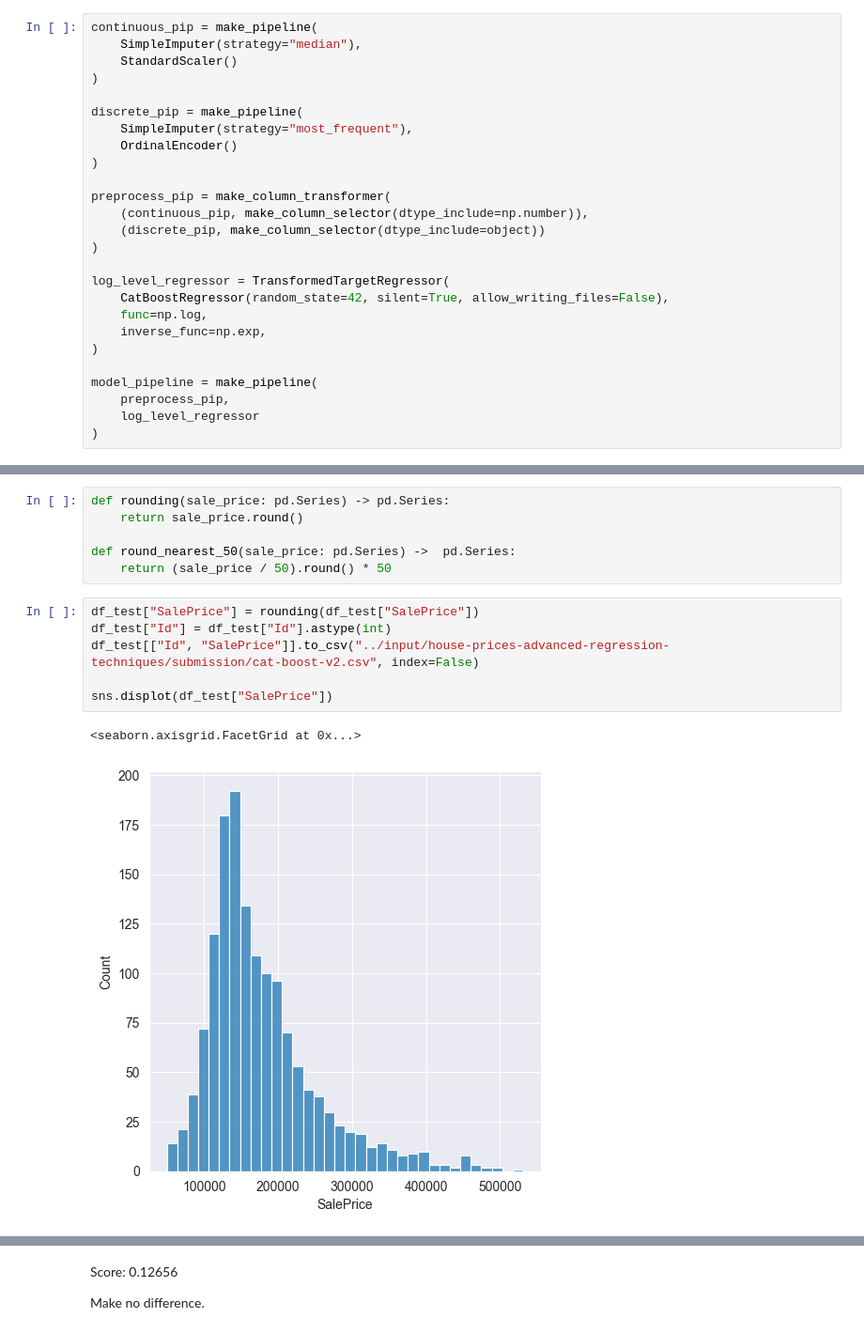
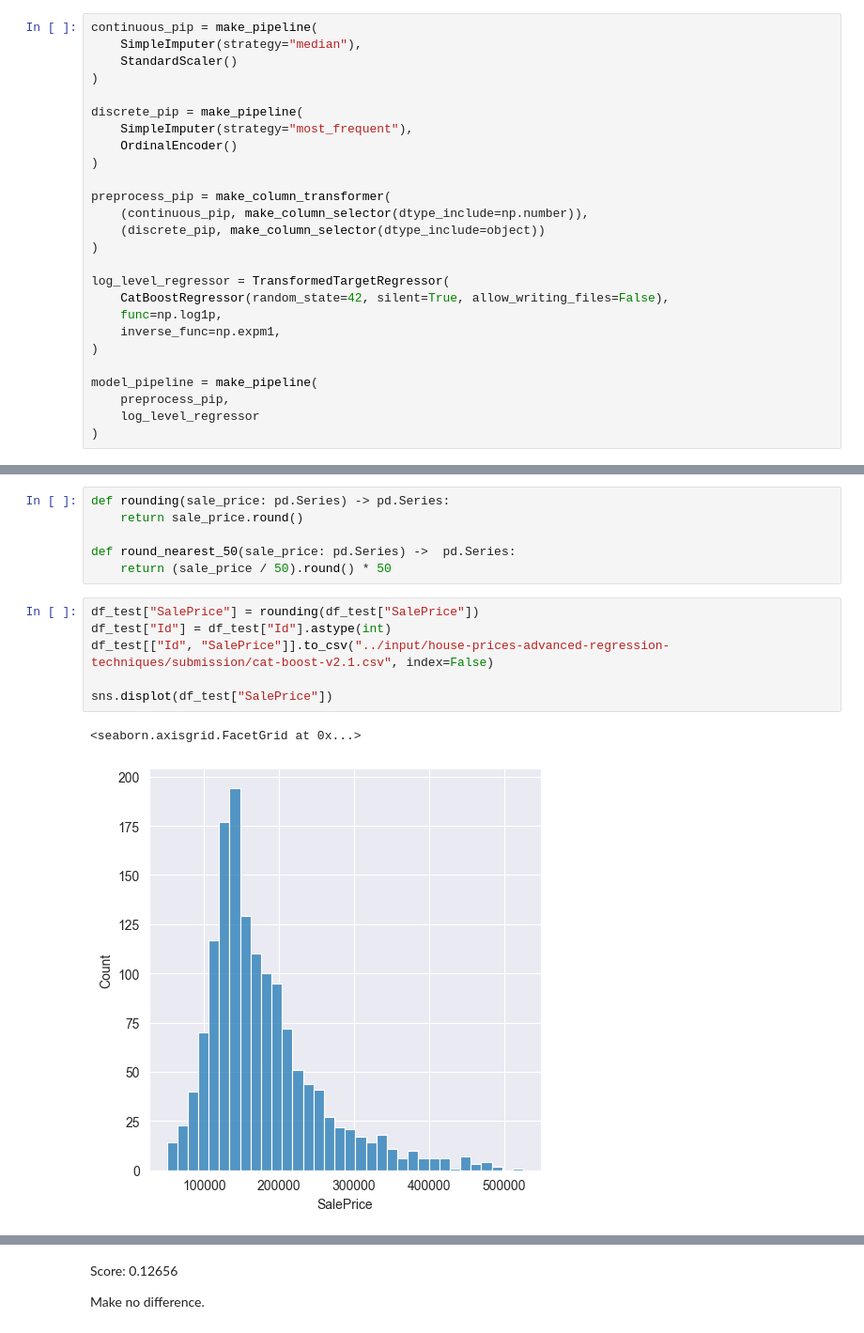
Before and after one commit to DataScienceHCMUS/Analysis, a Jupyter notebook: notebooks/House Price P3.ipynb, the cells around one changed output, grey strips where cells are left out. Shown: that part at 94% size. Drawn from its saved outputs; the diff is of its cells as text.

Commit message:
CatBoostRegressor with selected features

```diff
--- a/notebooks/House Price P3.ipynb
+++ b/notebooks/House Price P3.ipynb
@@ -35,8 +35,8 @@ preprocess_pip = make_column_transformer(
 
 log_level_regressor = TransformedTargetRegressor(
     CatBoostRegressor(random_state=42, silent=True, allow_writing_files=False),
-    func=np.log,
-    inverse_func=np.exp,
+    func=np.log1p,
+    inverse_func=np.expm1,
 )
 
 model_pipeline = make_pipeline(
@@ -92,12 +92,12 @@ def round_nearest_50(sale_price: pd.Series) ->  pd.Series:
 # %%
 df_test["SalePrice"] = rounding(df_test["SalePrice"])
 df_test["Id"] = df_test["Id"].astype(int)
-df_test[["Id", "SalePrice"]].to_csv("../input/house-prices-advanced-regression-techniques/submission/cat-boost-v2.csv", index=False)
+df_test[["Id", "SalePrice"]].to_csv("../input/house-prices-advanced-regression-techniques/submission/cat-boost-v2.1.csv", index=False)
 
 sns.displot(df_test["SalePrice"])
 # %% [output]
 <seaborn.axisgrid.FacetGrid at 0x...>
-[figure, old version]
+[figure, new version]
 # %%
 df_test["SalePrice"] = round_nearest_50(df_test["SalePrice"])
 df_test["Id"] = df_test["Id"].astype(int)
```
Also changed, not shown: parts of 4 cells of this notebook, 1 other file.
